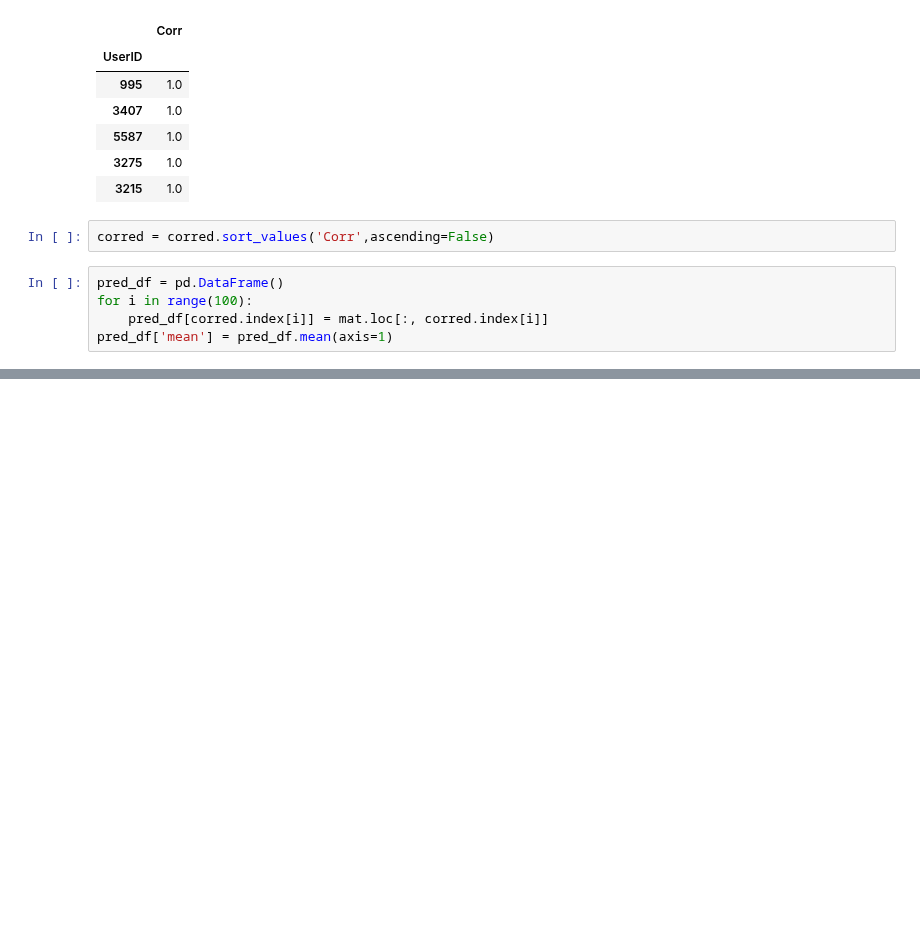
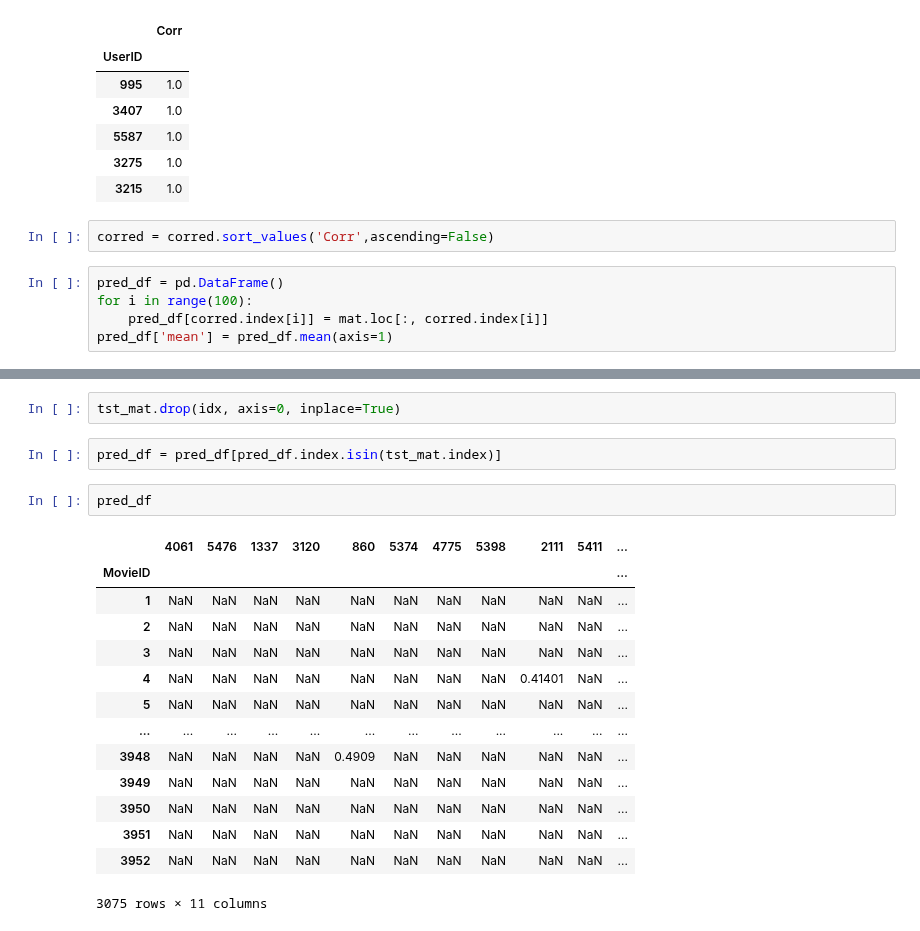
Before and after one commit to SandipSonawane/UIUC-STAT542-Statistical-Learning, a Jupyter notebook: Project 4- Movie Recommendation App/Movie_Recommender.ipynb, the cells around one changed output, grey strips where cells are left out. Cells and saved outputs as stored; diff of their text form; blank space fills up the shorter version.

```diff
--- a/Project 4- Movie Recommendation App/Movie_Recommender.ipynb
+++ b/Project 4- Movie Recommendation App/Movie_Recommender.ipynb
@@ -481,0 +599,21 @@ pred_df.sort_values('mean', ascending=False)
+# %%
+tst_mat.drop(idx, axis=0, inplace=True)
+# %%
+pred_df = pred_df[pred_df.index.isin(tst_mat.index)]
+# %%
+pred_df
+# %% [output]
+|  | 4061 | 5476 | 1337 | 3120 | 860 | 5374 | 4775 | 5398 | 2111 | 5411 | ... |
+| MovieID |  |  |  |  |  |  |  |  |  |  | ... |
+| 1 | NaN | NaN | NaN | NaN | NaN | NaN | NaN | NaN | NaN | NaN | ... |
+| 2 | NaN | NaN | NaN | NaN | NaN | NaN | NaN | NaN | NaN | NaN | ... |
+| 3 | NaN | NaN | NaN | NaN | NaN | NaN | NaN | NaN | NaN | NaN | ... |
+| 4 | NaN | NaN | NaN | NaN | NaN | NaN | NaN | NaN | 0.41401 | NaN | ... |
+| 5 | NaN | NaN | NaN | NaN | NaN | NaN | NaN | NaN | NaN | NaN | ... |
+| ... | ... | ... | ... | ... | ... | ... | ... | ... | ... | ... | ... |
+| 3948 | NaN | NaN | NaN | NaN | 0.4909 | NaN | NaN | NaN | NaN | NaN | ... |
+| 3949 | NaN | NaN | NaN | NaN | NaN | NaN | NaN | NaN | NaN | NaN | ... |
+| 3950 | NaN | NaN | NaN | NaN | NaN | NaN | NaN | NaN | NaN | NaN | ... |
+| 3951 | NaN | NaN | NaN | NaN | NaN | NaN | NaN | NaN | NaN | NaN | ... |
+| 3952 | NaN | NaN | NaN | NaN | NaN | NaN | NaN | NaN | NaN | NaN | ... |
+3075 rows × 11 columns
```
Also changed, not shown: parts of 19 cells of this notebook.
